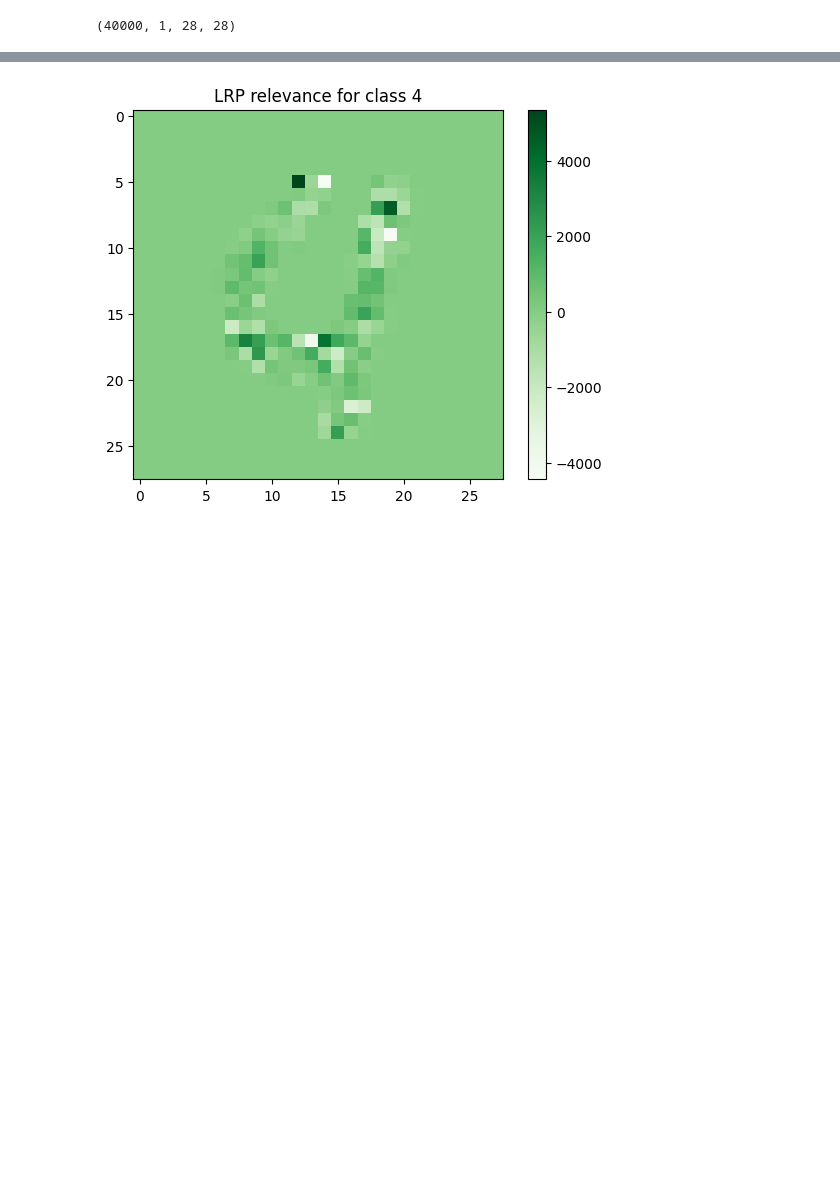
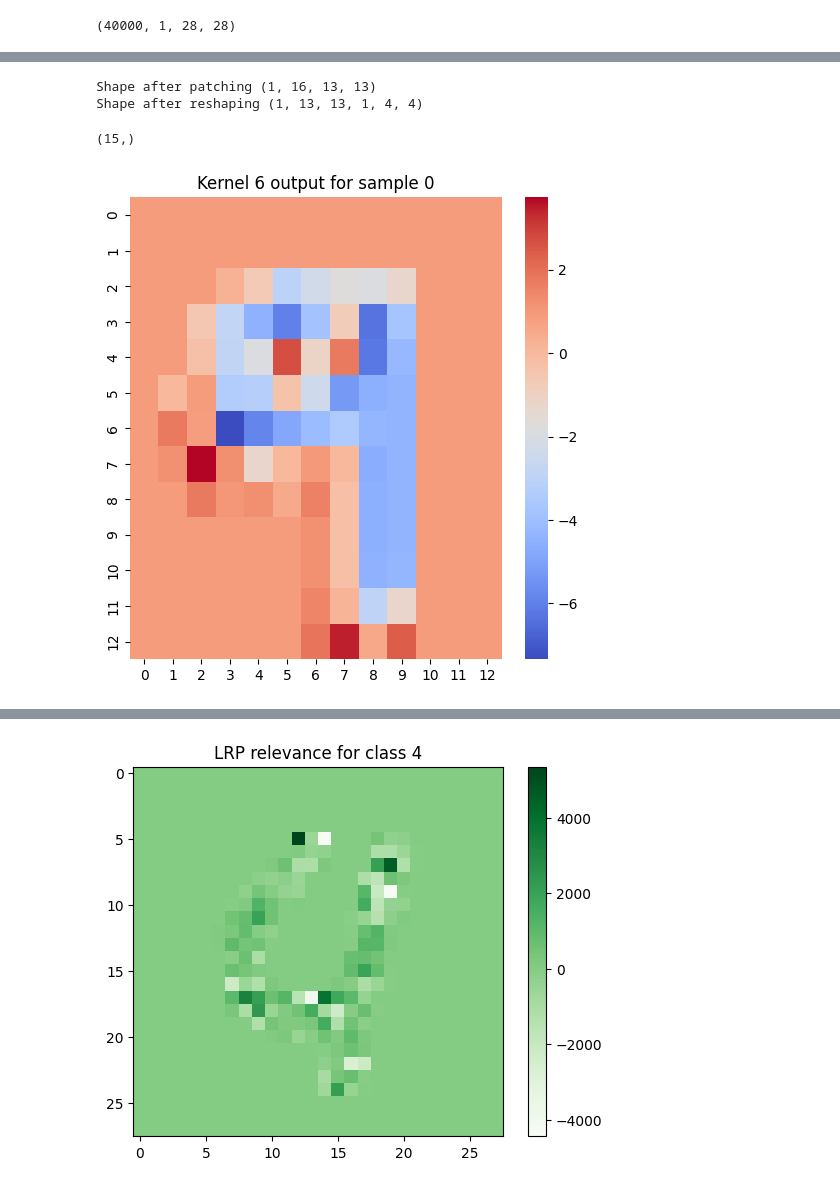
Before and after one commit to SanjithKumar2/MiniTorch, a Jupyter notebook: LeCunn.ipynb, the cells around one changed output, grey strips where cells are left out. Drawn from its saved outputs; the diff is of its cells as text; code cells hidden in the pictures; blank space fills up the shorter version.

```diff
--- a/LeCunn.ipynb
+++ b/LeCunn.ipynb
@@ -414,0 +418,19 @@ R_in = lrp.propagate_relevance_for_sample(R)
+# %%
+patches = jax.lax.conv_general_dilated_patches(
+        input,
+        filter_shape=(KH, KW),
+        window_strides=stride,
+        padding='VALID',
+        dimension_numbers=('NCHW', 'OIHW', 'NCHW')
+    )
+print("Shape after patching", patches.shape)
+patches = patches.reshape(B, OH, OW, C, KH, KW)
+print("Shape after reshaping", patches.shape)
+# %% [output]
+Shape after patching (1, 16, 13, 13)
+Shape after reshaping (1, 13, 13, 1, 4, 4)
+# %%
+b = net.layers[0].parameters['b']
+b.shape
+# %% [output]
+(15,)
@@ -414,0 +441,4 @@ R_in = lrp.propagate_relevance_for_sample(R)
+# %%
+show_conv_out(net.layers[0],0,6)
+# %% [output]
+[figure, added]
```
Also changed, not shown: parts of 15 cells of this notebook, 3 other files.
